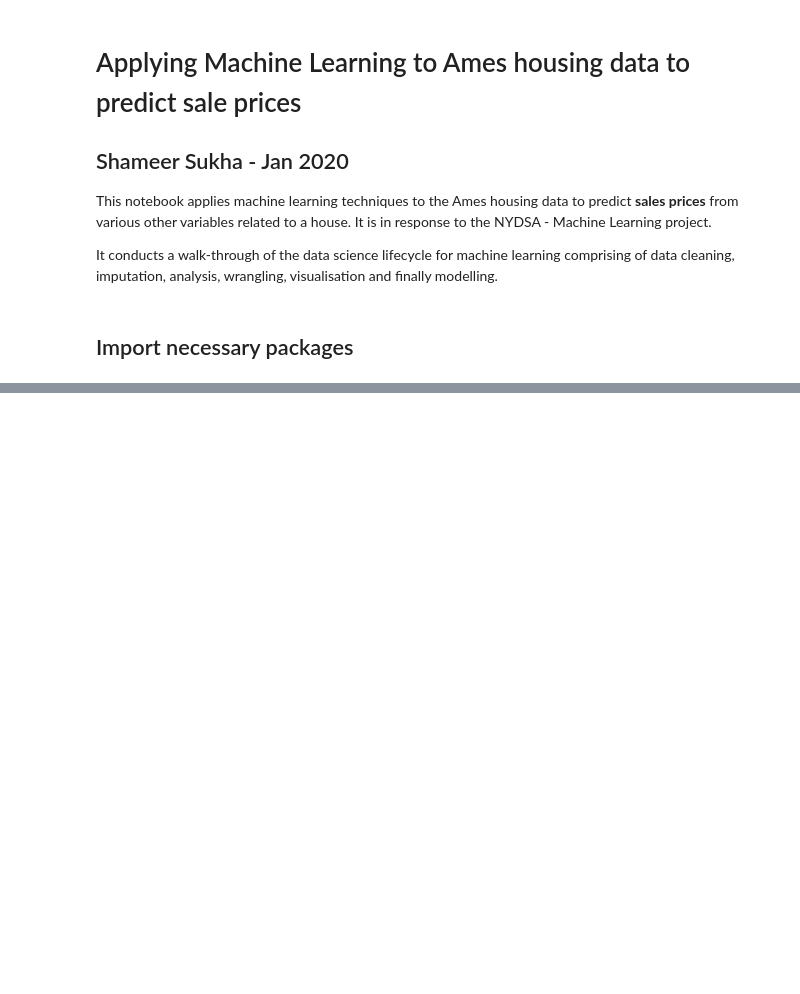
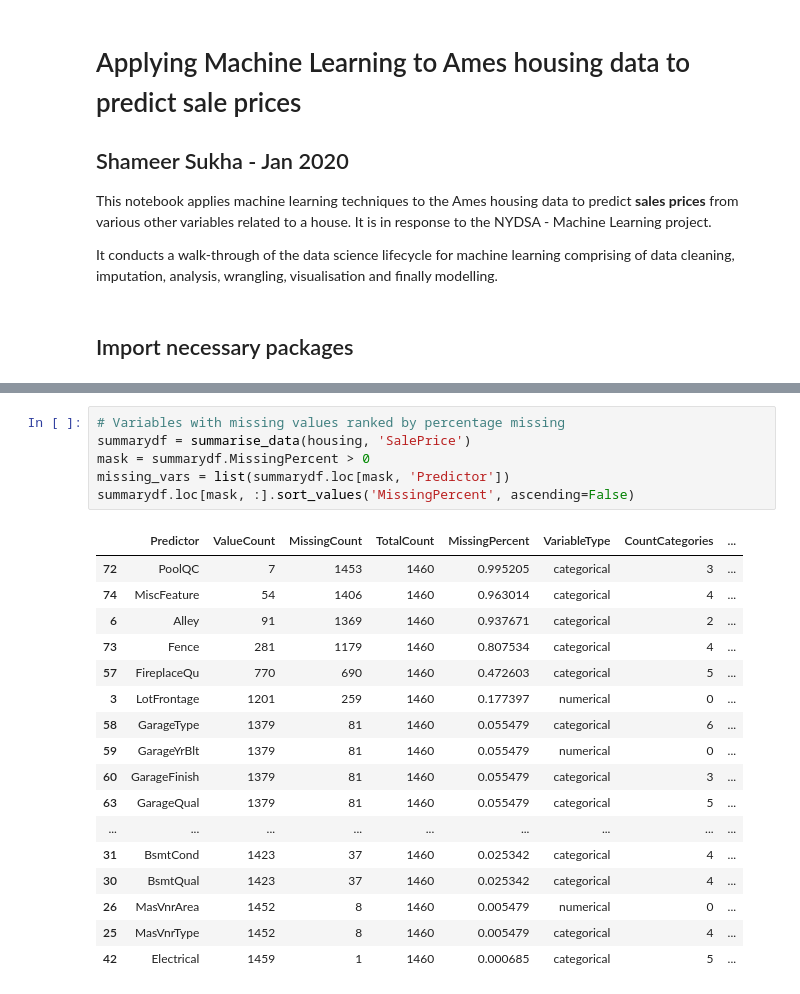
Before and after one commit to supasham/NYCDSA-MachineLearningProject, a Jupyter notebook: Predicting sales prices on Ames housing data set.ipynb, the cells around one changed output, grey strips where cells are left out. Saved outputs shown, nothing was run; the diff lists cells and outputs as text; blank space fills up the shorter version.

```diff
--- a/Predicting sales prices on Ames housing data set.ipynb
+++ b/Predicting sales prices on Ames housing data set.ipynb
@@ -282,0 +160,24 @@ corr_plot(train,salescorr_vars)
+# %%
+# Variables with missing values ranked by percentage missing
+summarydf = summarise_data(housing, 'SalePrice')
+mask = summarydf.MissingPercent > 0
+missing_vars = list(summarydf.loc[mask, 'Predictor'])
+summarydf.loc[mask, :].sort_values('MissingPercent', ascending=False)
+# %% [output]
+|  | Predictor | ValueCount | MissingCount | TotalCount | MissingPercent | VariableType | CountCategories | ... |
+| 72 | PoolQC | 7 | 1453 | 1460 | 0.995205 | categorical | 3 | ... |
+| 74 | MiscFeature | 54 | 1406 | 1460 | 0.963014 | categorical | 4 | ... |
+| 6 | Alley | 91 | 1369 | 1460 | 0.937671 | categorical | 2 | ... |
+| 73 | Fence | 281 | 1179 | 1460 | 0.807534 | categorical | 4 | ... |
+| 57 | FireplaceQu | 770 | 690 | 1460 | 0.472603 | categorical | 5 | ... |
+| 3 | LotFrontage | 1201 | 259 | 1460 | 0.177397 | numerical | 0 | ... |
+| 58 | GarageType | 1379 | 81 | 1460 | 0.055479 | categorical | 6 | ... |
+| 59 | GarageYrBlt | 1379 | 81 | 1460 | 0.055479 | numerical | 0 | ... |
+| 60 | GarageFinish | 1379 | 81 | 1460 | 0.055479 | categorical | 3 | ... |
+| 63 | GarageQual | 1379 | 81 | 1460 | 0.055479 | categorical | 5 | ... |
+| ... | ... | ... | ... | ... | ... | ... | ... | ... |
+| 31 | BsmtCond | 1423 | 37 | 1460 | 0.025342 | categorical | 4 | ... |
+| 30 | BsmtQual | 1423 | 37 | 1460 | 0.025342 | categorical | 4 | ... |
+| 26 | MasVnrArea | 1452 | 8 | 1460 | 0.005479 | numerical | 0 | ... |
+| 25 | MasVnrType | 1452 | 8 | 1460 | 0.005479 | categorical | 4 | ... |
+| 42 | Electrical | 1459 | 1 | 1460 | 0.000685 | categorical | 5 | ... |
```
Also changed, not shown: parts of 51 cells of this notebook.
